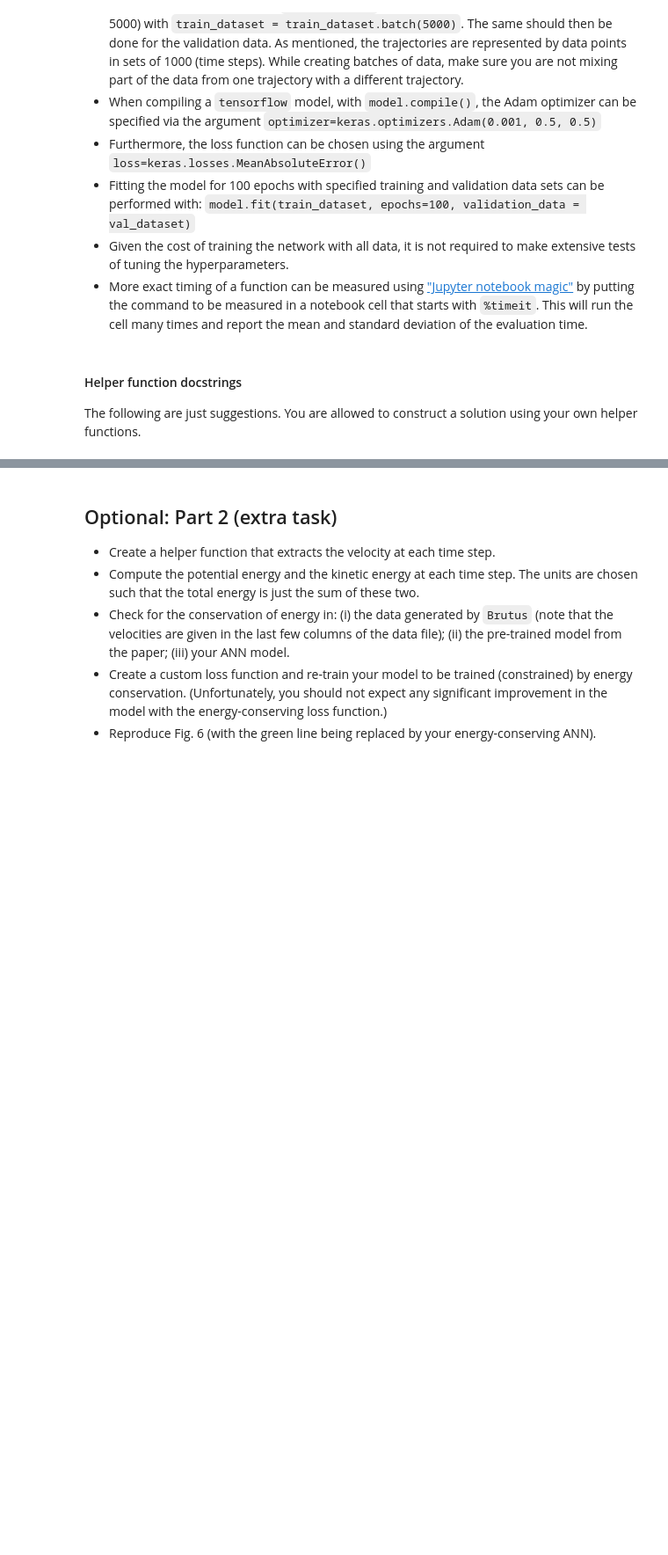
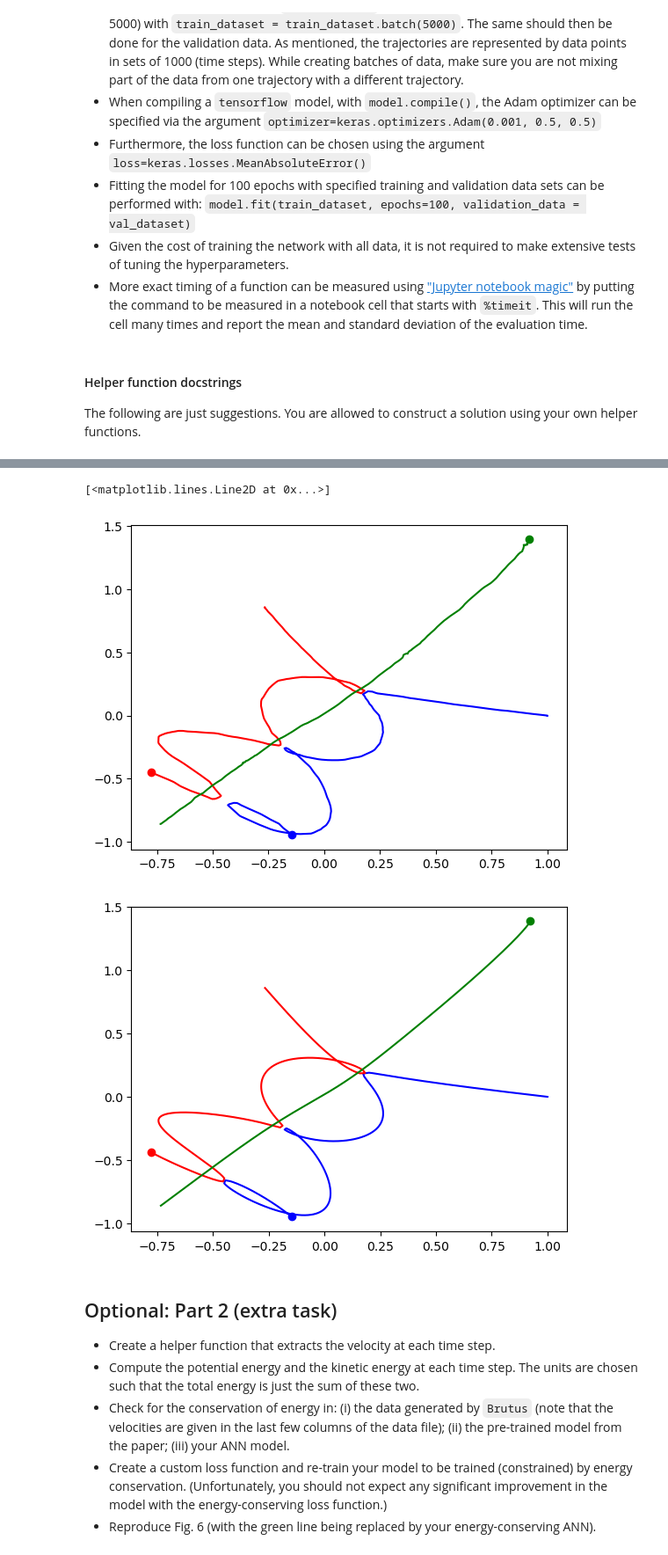
Before and after one commit to charbelnemer/tif285_project2, a Jupyter notebook: TIF285_Project2.ipynb, the cells around one changed output, grey strips where cells are left out. Shown at 88% size. Drawn from its saved outputs; the diff is of its cells as text; code cells hidden in the pictures; blank space fills up the shorter version.

```diff
--- a/TIF285_Project2.ipynb
+++ b/TIF285_Project2.ipynb
@@ -140,7 +157,15 @@ def get_data(idx):
                    The third particles position can be inferred from the first
                    and second particle's position.
     """
-    raise NotImplementedError
+    x = np.zeros_like(cleaned_data[idx,:,0:3])
+    x[:,0] = cleaned_data[idx,:,0]
+    x[:,1] = cleaned_data[idx,0,3]
+    x[:,2] = cleaned_data[idx,0,4]
+
+    y = np.zeros_like(cleaned_data[idx,:,1:5])
+    y[:,0:4] = cleaned_data[idx,:,1:5]
+
+    return x, y
 # %%
 def get_trajectories(pred):
     """
@@ -155,7 +180,15 @@ def get_trajectories(pred):
                              of time steps and the two columns for each array give
                              the positions of the three particles (p1, p2, p3)
     """
-    raise NotImplementedError
+    p1 = pred[:,[0,1]]
+    p2 = pred[:,[2,3]]
+
+    x3 = - p1[:,0] - p2[:,0]
+    y3 = - p1[:,1] - p2[:,1]
+    p3 = np.array([x3,y3])
+    p3 = p3.T
+
+    return p1, p2, p3
 # %%
 def plot_trajectories(p1, p2, p3, ax=None, **kwargs):
     """
@@ -171,4 +204,28 @@ def plot_trajectories(p1, p2, p3, ax=None, **kwargs):
     Returns:
         ax: Axes object
     """
-    raise NotImplementedError
+    if ax==None:
+        fig,ax = plt.subplots(1,1)
+
+    ax.plot(p1[:,0],p1[:,1],'b')
+    ax.plot(p1[-1,0],p1[-1,1],'bo')
+    ax.plot(p2[:,0],p2[:,1],'r')
+    ax.plot(p2[-1,0],p2[-1,1],'ro')
+    ax.plot(p3[:,0],p3[:,1],'g')
+    ax.plot(p3[-1,0],p3[-1,1],'go')
+    return ax
+# %%
+idx = 0
+x, y = get_data(idx)
+pre_trained_model = tf.keras.models.load_model("Breen_NN_project2.h5")
+prediction = pre_trained_model.predict(x)
+p1, p2, p3 = get_trajectories(prediction)
+plot_trajectories(p1, p2, p3);
+fig, ax = plt.subplots(1,1)
+ax.plot(cleaned_data[idx,:,1],cleaned_data[idx,:,2],'b')
+ax.plot(cleaned_data[idx,-1,1],cleaned_data[idx,-1,2],'bo')
+ax.plot(cleaned_data[idx,:,3],cleaned_data[idx,:,4],'r')
+ax.plot(cleaned_data[idx,-1,3],cleaned_data[idx,-1,4],'ro')
+ax.plot(-cleaned_data[idx,:,3]-cleaned_data[idx,:,1],-cleaned_data[idx,:,4]-cleaned_data[idx,:,2],'g')
+ax.plot(-cleaned_data[idx,-1,3]-cleaned_data[idx,-1,1],-cleaned_data[idx,-1,4]-cleaned_data[idx,-1,2],'go')
+# %% [output]
@@ -175,3 +233,6 @@ def plot_trajectories(p1, p2, p3, ax=None, **kwargs):
+[<matplotlib.lines.Line2D at 0x...>]
+[figure, added]
+[figure, added]
 # %% [markdown]
 ## Optional: Part 2 (extra task)
 * Create a helper function that extracts the velocity at each time step.
```
Also changed, not shown: parts of 5 cells of this notebook.
